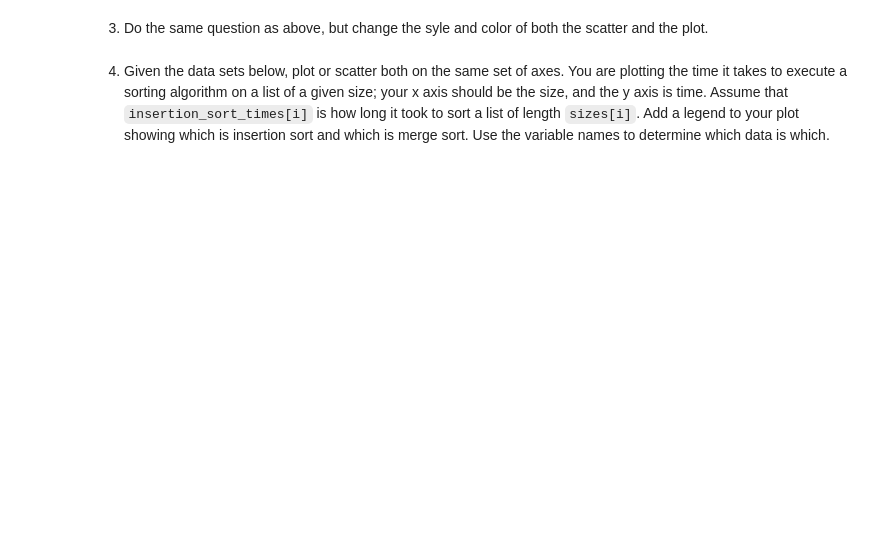
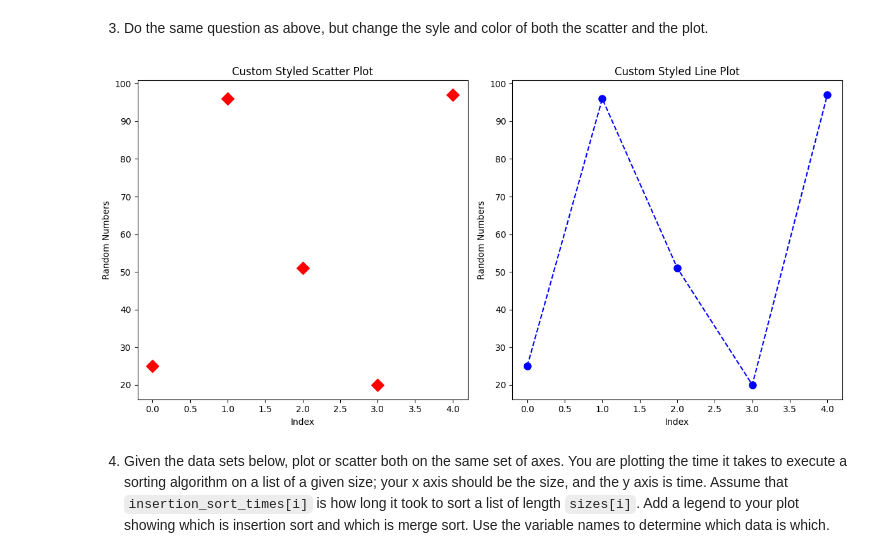
Before and after one commit to Elen-tesfai/my-matplotlib-project, a Jupyter notebook: pyplot.ipynb, the cells around one changed output. Drawn from its saved outputs; the diff is of its cells as text; code cells hidden in the pictures; blank space fills up the shorter version.

```diff
--- a/pyplot.ipynb
+++ b/pyplot.ipynb
@@ -27,5 +90,37 @@ letter_freq = dict(Counter(TEXT))
 # %% [markdown]
 3. Do the same question as above, but change the syle and color of both the scatter and the plot.
+# %%
+import matplotlib.pyplot as plt
+import random
+
+# Step 1: Generate a sequence of at least 5 random integers
+random_numbers = [random.randint(1, 100) for _ in range(5)]
+
+# Step 2: Define the x-values (index of the random numbers)
+x_values = list(range(len(random_numbers)))
+
+# Step 3: Create subplots for both scatter and line plot with different styles and colors
+fig, (ax1, ax2) = plt.subplots(1, 2, figsize=(12, 6))
+
+# Scatter Plot with customized style and color
+ax1.scatter(x_values, random_numbers, color='red', marker='D', s=100)  # Red color, diamond marker, size 100
+ax1.set_title('Custom Styled Scatter Plot')
+ax1.set_xlabel('Index')
+ax1.set_ylabel('Random Numbers')
+
+# Line Plot with customized style and color
+ax2.plot(x_values, random_numbers, color='blue', linestyle='--', marker='o', markersize=8)  # Blue color, dashed line, circle markers
+ax2.set_title('Custom Styled Line Plot')
+ax2.set_xlabel('Index')
+ax2.set_ylabel('Random Numbers')
+
+# Adjust the layout for better spacing between the plots
+plt.tight_layout()
+
+# Display the plots
+plt.show()
+# %% [output]
+[figure, added]
 # %% [markdown]
 4. Given the data sets below, plot or scatter both on the same set of axes.  You are plotting the time it takes to execute a sorting algorithm on a list of a given size; your x axis should be the size, and the y axis is time.  Assume that `insertion_sort_times[i]` is how long it took to sort a list of length `sizes[i]`.  Add a legend to your plot showing which is insertion sort and which is merge sort.  Use the variable names to determine which data is which.
 # %%
```
Also changed, not shown: parts of 7 cells of this notebook.
